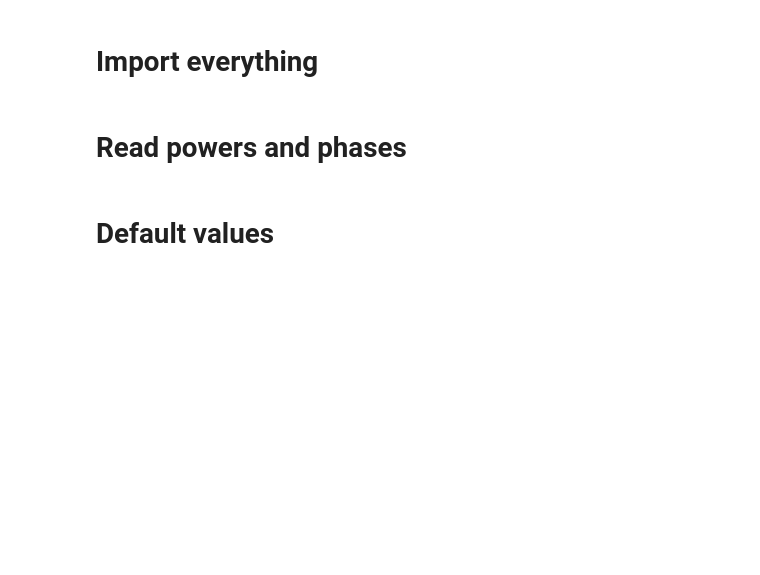
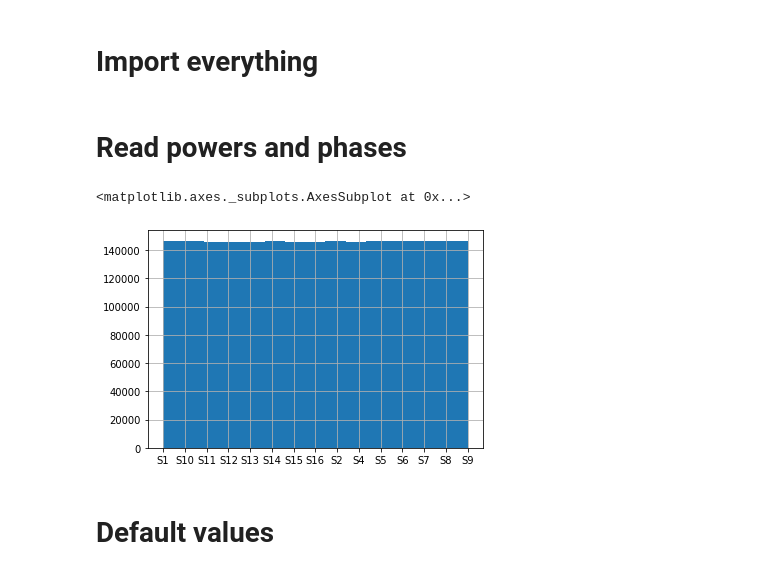
Before and after one commit to alamkanak/EEG-Correlation, a Jupyter notebook: 169-d3-plot.ipynb, the cells around one changed output. Saved outputs shown, nothing was run; the diff lists cells and outputs as text; code cells hidden in the pictures; blank space fills up the shorter version.

```diff
--- a/169-d3-plot.ipynb
+++ b/169-d3-plot.ipynb
@@ -64,6 +64,11 @@ import openpyxl
 # %%
 df_power = pd.read_csv('166-d3-powers.csv')
 df_phase = pd.read_csv('166-d3-phases.csv')
+# %%
+df_power['sub'].hist(bins=df_power['sub'].nunique())
+# %% [output]
+<matplotlib.axes._subplots.AxesSubplot at 0x...>
+[figure, added]
 # %% [markdown]
 # Default values
 # %%
```
Also changed, not shown: parts of 3 cells of this notebook, 5 other files.
